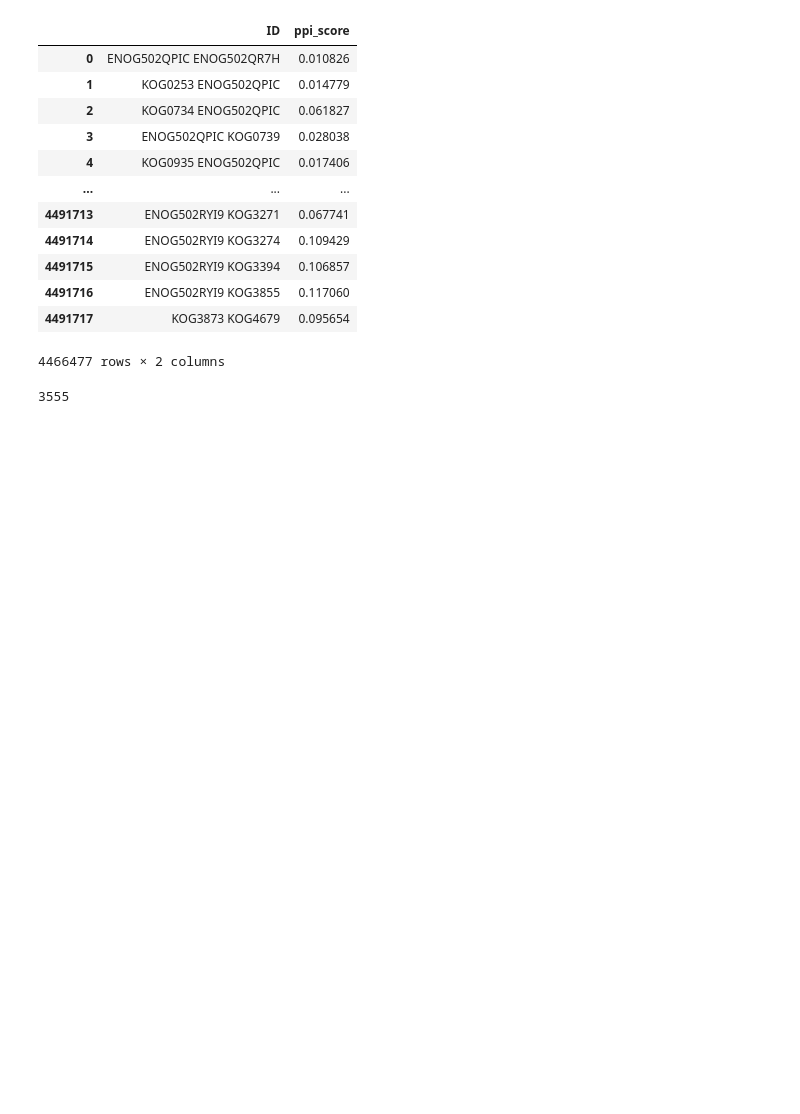
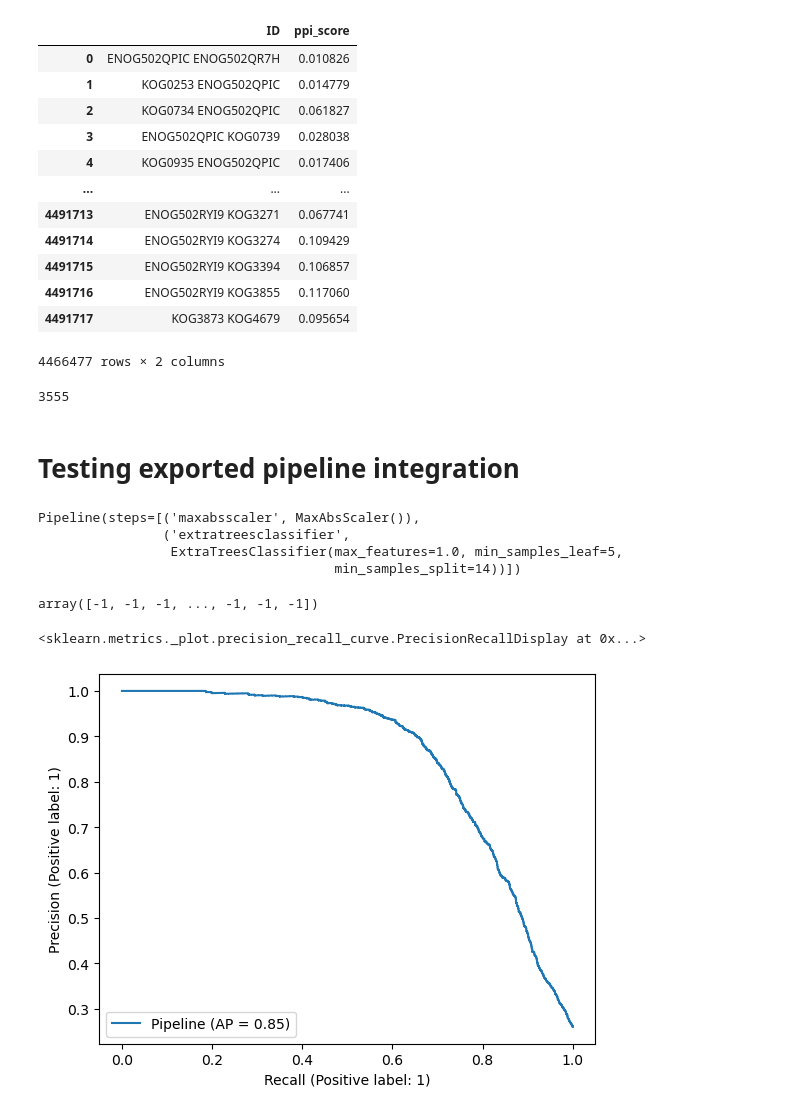
Before and after one commit to marcottelab/leca-proteomics, a Jupyter notebook: notebooks/test_tpot.ipynb, the cells around one changed output. Cells and saved outputs as stored; diff of their text form; code cells hidden in the pictures; blank space fills up the shorter version.

```diff
--- a/notebooks/test_tpot.ipynb
+++ b/notebooks/test_tpot.ipynb
@@ -301,3 +311,42 @@ final_ids = res['ID'].str.split(' ', expand=True)
 len(np.unique(final_ids[[0, 1]].values))
 # %% [output]
 3555
+# %% [markdown]
+# Testing exported pipeline integration
+# %%
+import numpy as np
+import pandas as pd
+from sklearn.ensemble import ExtraTreesClassifier
+from sklearn.model_selection import train_test_split
+from sklearn.pipeline import make_pipeline
+from sklearn.preprocessing import MaxAbsScaler
+from tpot.export_utils import set_param_recursive
+
+# NOTE: Make sure that the outcome column is labeled 'target' in the data file
+#tpot_data = pd.read_csv('PATH/TO/DATA/FILE', sep='COLUMN_SEPARATOR', dtype=np.float64)
+#features = tpot_data.drop('target', axis=1)
+#training_features, testing_features, training_target, testing_target = \
+#            train_test_split(features, tpot_data['target'], random_state=13)
+
+# Average CV score on the training set was: 0.9280164335087641
+exported_pipeline = make_pipeline(
+    MaxAbsScaler(),
+    ExtraTreesClassifier(bootstrap=False, criterion="gini", max_features=1.0, min_samples_leaf=5, min_samples_split=14, n_estimators=100)
+)
+# %%
+exported_pipeline.fit(X_train, y_train)
+# %% [output]
+Pipeline(steps=[('maxabsscaler', MaxAbsScaler()),
+                ('extratreesclassifier',
+                 ExtraTreesClassifier(max_features=1.0, min_samples_leaf=5,
+                                      min_samples_split=14))])
+# %%
+exported_pipeline.predict(X_test)
+# %% [output]
+array([-1, -1, -1, ..., -1, -1, -1])
+# %%
+from sklearn.metrics import PrecisionRecallDisplay
+PrecisionRecallDisplay.from_estimator(exported_pipeline, X_test, y_test)
+# %% [output]
+<sklearn.metrics._plot.precision_recall_curve.PrecisionRecallDisplay at 0x...>
+[figure, added]
```
Also changed, not shown: parts of 11 cells of this notebook, 6 other files.
